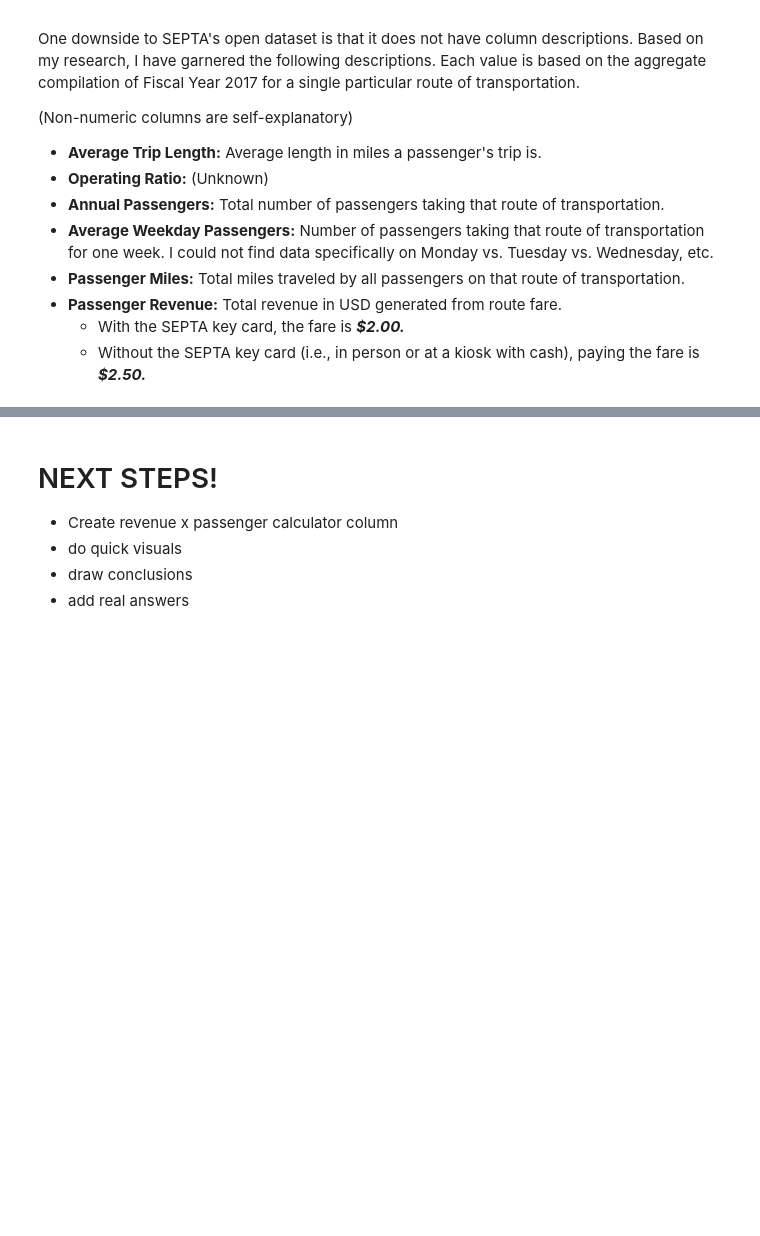
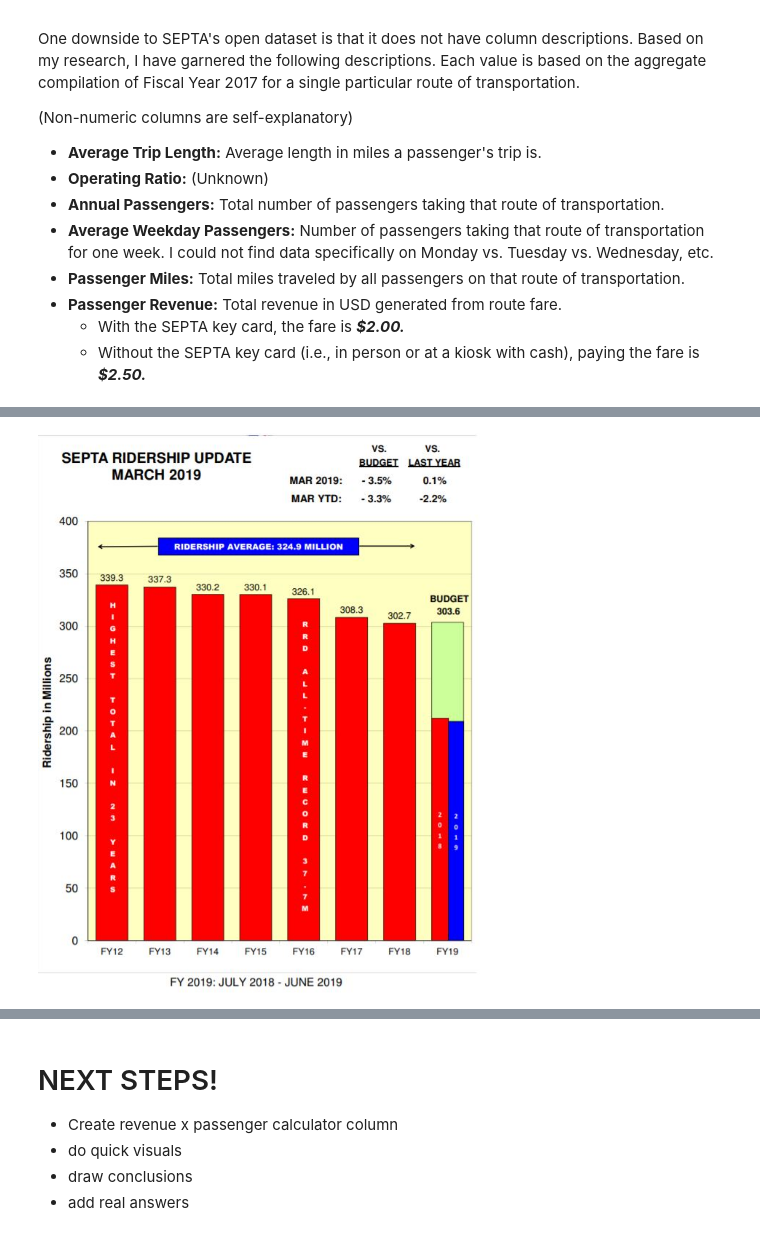
Before and after one commit to jafonte01/SEPTA-Competition-Project, a Jupyter notebook: iSepta Philly Project.ipynb, the cells around one changed output, grey strips where cells are left out. Cells and saved outputs as stored; diff of their text form; code cells hidden in the pictures; blank space fills up the shorter version.

```diff
--- a/iSepta Philly Project.ipynb
+++ b/iSepta Philly Project.ipynb
@@ -368,0 +806,5 @@ One downside to SEPTA's open dataset is that it does not have column description
+# %%
+from IPython.display import Image
+Image(data="ridershipagg.jpg", width=450)
+# %% [output]
+[figure, added]
```
Also changed, not shown: parts of 88 cells of this notebook.
